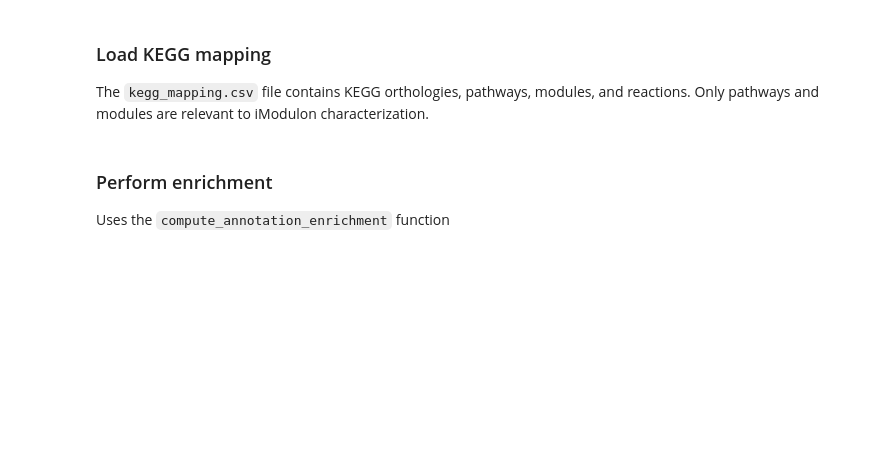
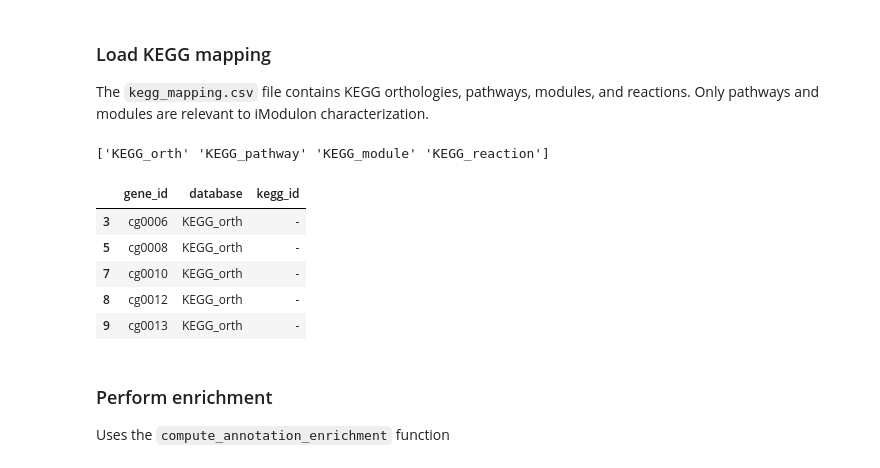
Before and after one commit to XuwenAmyLou/modulome-C_Glutamicum_Microarray_clean, a Jupyter notebook: 7_characterizing_imodulons/2_iModulon_characterization.ipynb, the cells around one changed output. Saved outputs shown, nothing was run; the diff lists cells and outputs as text; code cells hidden in the pictures; blank space fills up the shorter version.

```diff
--- a/7_characterizing_imodulons/2_iModulon_characterization.ipynb
+++ b/7_characterizing_imodulons/2_iModulon_characterization.ipynb
@@ -144,9 +145,17 @@ DF_GO_enrich.head()
 ### Load KEGG mapping
 The `kegg_mapping.csv` file contains KEGG orthologies, pathways, modules, and reactions. Only pathways and modules are relevant to iModulon characterization.
 # %%
-DF_KEGG = pd.read_csv(path.join(external_data,'kegg_mapping.csv'),index_col=0)
+DF_KEGG = pd.read_csv(path.join(data_dir,'kegg_mapping.csv'),index_col=0)
 print(DF_KEGG.database.unique())
 DF_KEGG.head()
+# %% [output]
+['KEGG_orth' 'KEGG_pathway' 'KEGG_module' 'KEGG_reaction']
+|  | gene_id | database | kegg_id |
+| 3 | cg0006 | KEGG_orth | - |
+| 5 | cg0008 | KEGG_orth | - |
+| 7 | cg0010 | KEGG_orth | - |
+| 8 | cg0012 | KEGG_orth | - |
+| 9 | cg0013 | KEGG_orth | - |
 # %%
 kegg_pathways = DF_KEGG[DF_KEGG.database == 'KEGG_pathway']
 kegg_modules = DF_KEGG[DF_KEGG.database == 'KEGG_module']
```
Also changed, not shown: parts of 14 cells of this notebook, 7 other files.
